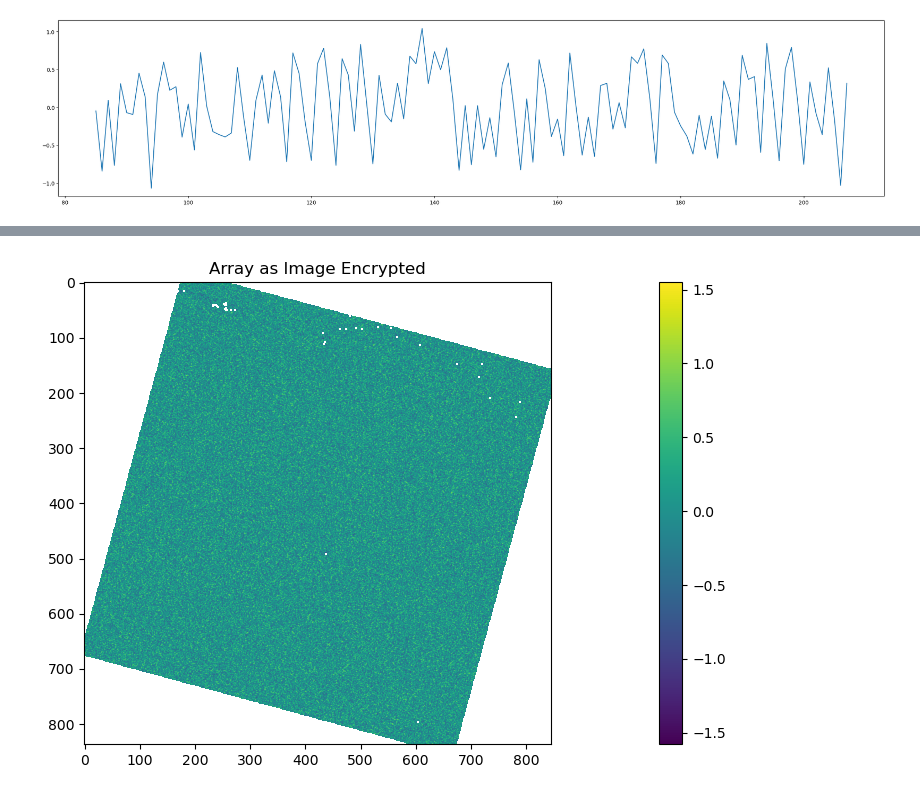
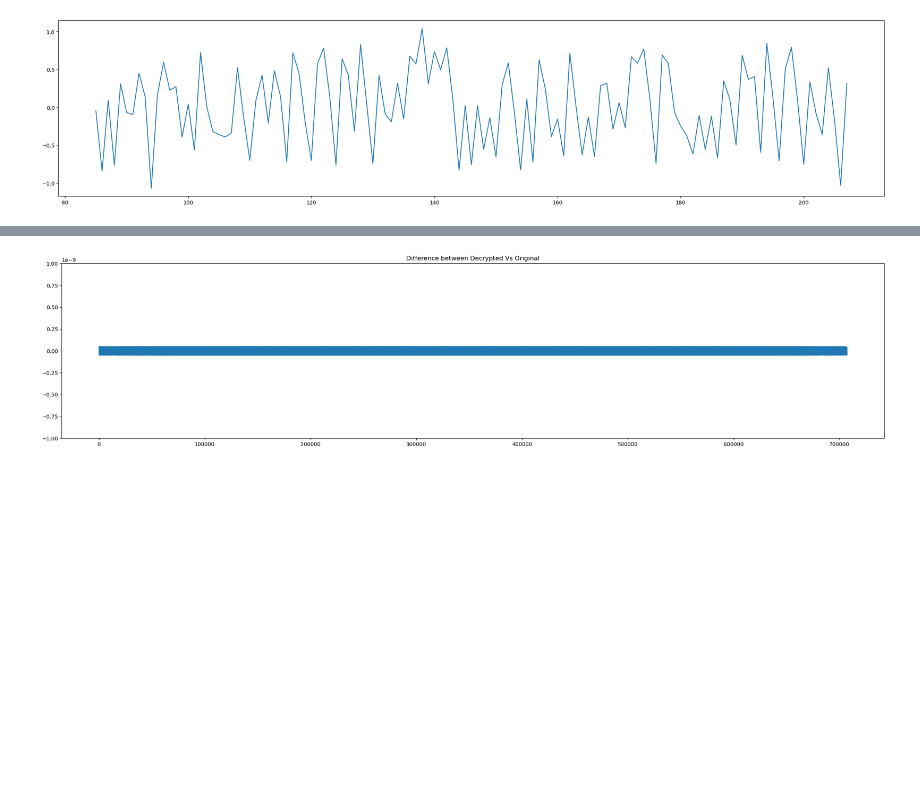
Before and after one commit to ashish-codebase/SecureSoftwareProject, a Jupyter notebook: Decryption.ipynb, the cells around one changed output, grey strips where cells are left out. Saved outputs shown, nothing was run; the diff lists cells and outputs as text; code cells hidden in the pictures; blank space fills up the shorter version.

```diff
--- a/Decryption.ipynb
+++ b/Decryption.ipynb
@@ -97,8 +99,7 @@ plt.show()
-# %%
-# Display the array as an image
-plt.imshow(ndviEncryptedArray, cmap='viridis')  # 'viridis' is just an example colormap, you can choose another
-plt.title('Array as Image Encrypted')
-plt.colorbar()  # Add a colorbar for reference
-plt.show()
-# %% [output]
-[figure, removed]
+# %%
+plt.plot(decryptedNDVI- OriginalNDVIArray.flatten())
+plt.ylim(-1E-9,1E-9)
+plt.title('Difference between Decrypted Vs Original')
+plt.show()
+# %% [output]
+[figure, added]
```
Also changed, not shown: parts of 15 cells of this notebook, 6 other files.
